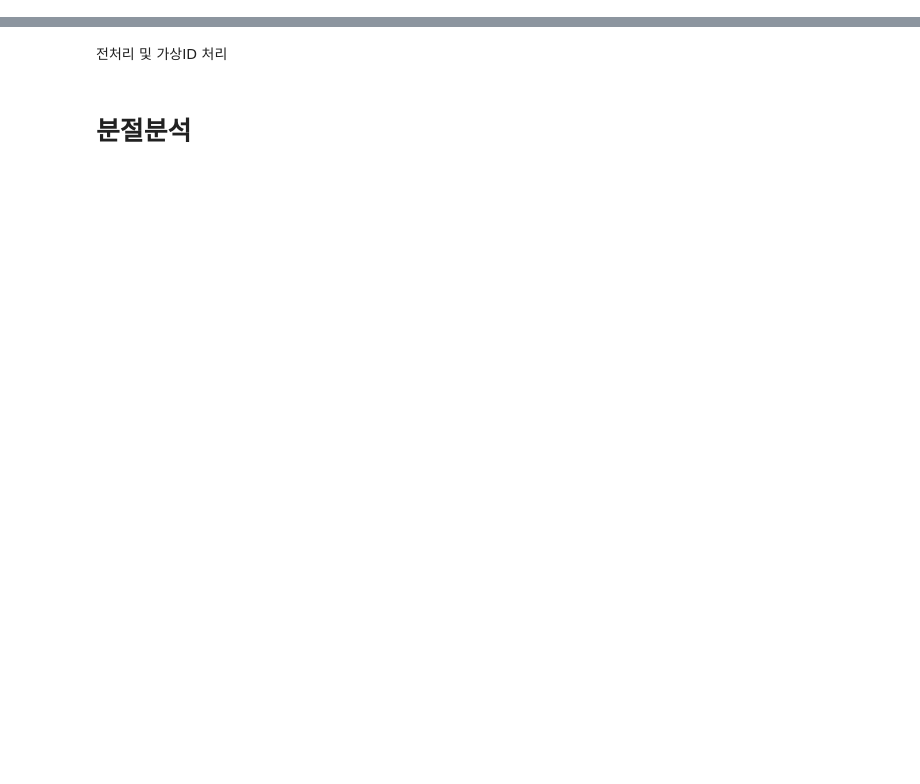
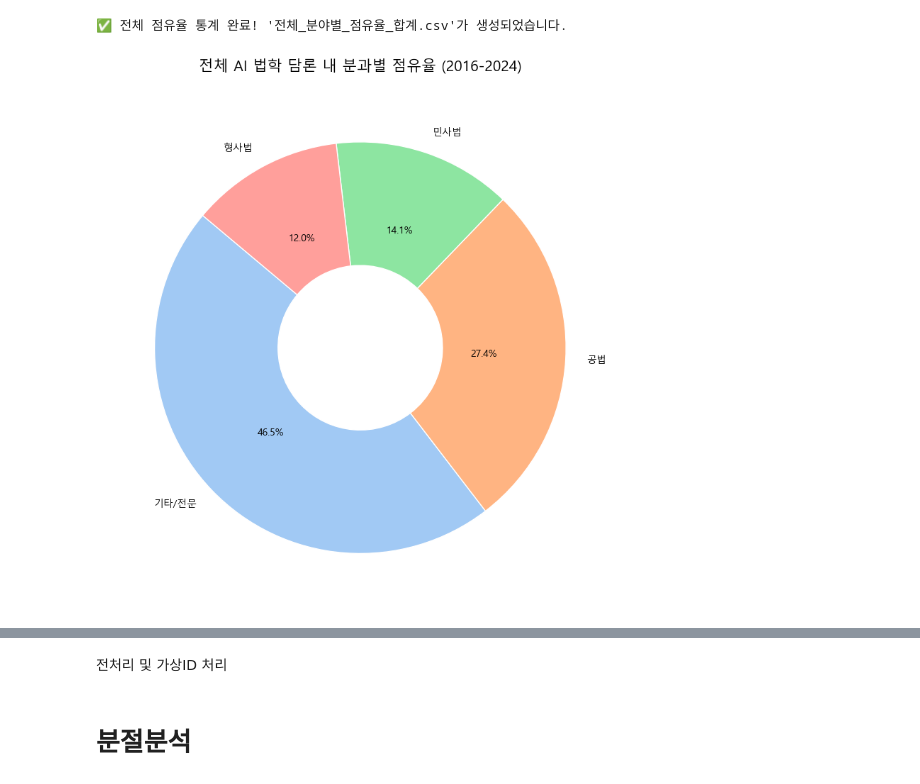
Before and after one commit to Exom9434/kci_network, a Jupyter notebook: 01-1.AI_network_analysis.ipynb, the cells around one changed output, grey strips where cells are left out. Cells and saved outputs as stored; diff of their text form; code cells hidden in the pictures; blank space fills up the shorter version.

```diff
--- a/01-1.AI_network_analysis.ipynb
+++ b/01-1.AI_network_analysis.ipynb
@@ -0,0 +248,41 @@
+# %%
+import pandas as pd
+import matplotlib.pyplot as plt
+import seaborn as sns
+
+def plot_category_distribution(file_path):
+    # 1. 데이터 로드 및 필터링
+    df = pd.read_csv(file_path)
+    df = df[df['출판연도'] >= 2016]
+
+    # 2. 통계 계산 (건수 및 비중)
+    counts = df['분류'].value_counts()
+    percentages = df['분류'].value_counts(normalize=True) * 100
+
+    # 3. 데이터프레임 생성 및 CSV 저장
+    dist_df = pd.DataFrame({
+        '건수': counts,
+        '비중(%)': percentages.round(2)
+    })
+
+    # 인덱스 이름(분류)을 명시적으로 지정하여 저장
+    dist_df.index.name = '법학_분과'
+    dist_df.to_csv('전체_분야별_점유율_합계.csv', encoding='utf-8-sig')
+    print(f"✅ 전체 점유율 통계 완료! '전체_분야별_점유율_합계.csv'가 생성되었습니다.")
+
+    # 4. 시각화 (도넛 차트 형태)
+    plt.figure(figsize=(8, 8))
+    colors = sns.color_palette('pastel')[0:4]
+
+    plt.pie(counts, labels=counts.index, autopct='%1.1f%%', startangle=140,
+            colors=colors, wedgeprops={'edgecolor': 'white', 'width': 0.6})
+
+    plt.title('전체 AI 법학 담론 내 분과별 점유율 (2016-2024)', fontsize=15, pad=20)
+    plt.tight_layout()
+    plt.savefig('분야별_점유율.png', dpi=300)
+    plt.show()
+
+plot_category_distribution('AI_논문_분야별_분류_최종.csv')
+# %% [output]
+✅ 전체 점유율 통계 완료! '전체_분야별_점유율_합계.csv'가 생성되었습니다.
+[figure, added]
```
Also changed, not shown: parts of 20 cells of this notebook, 1 other file.
